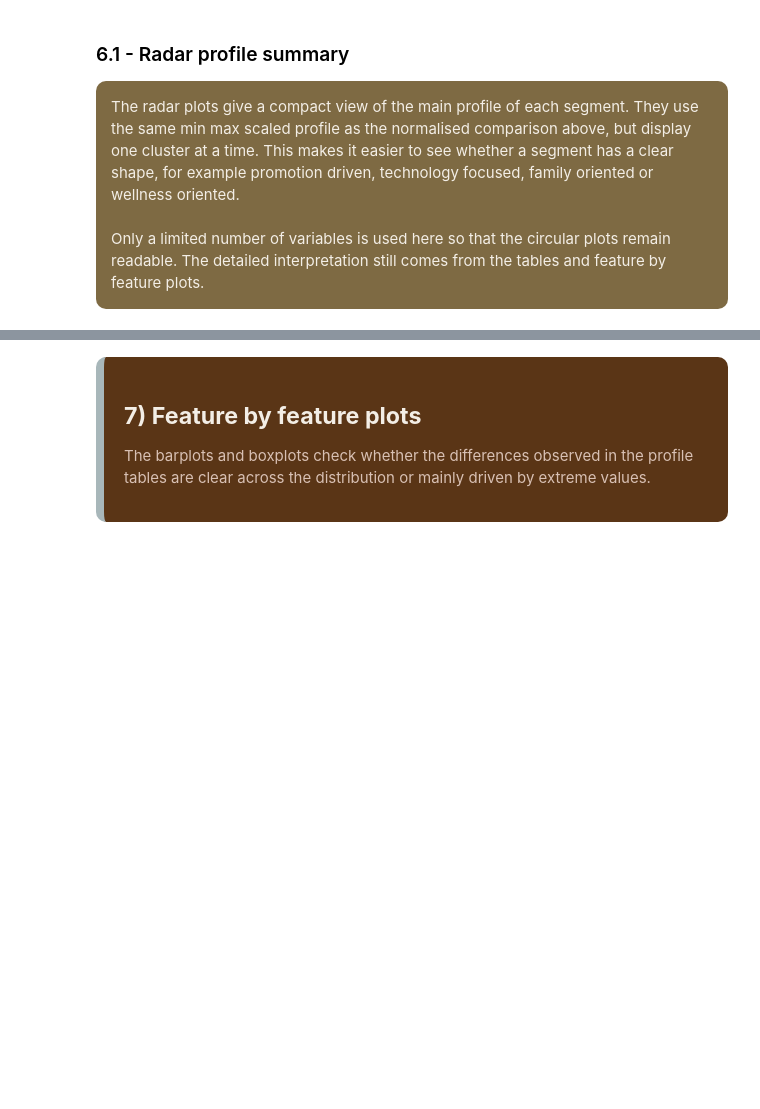
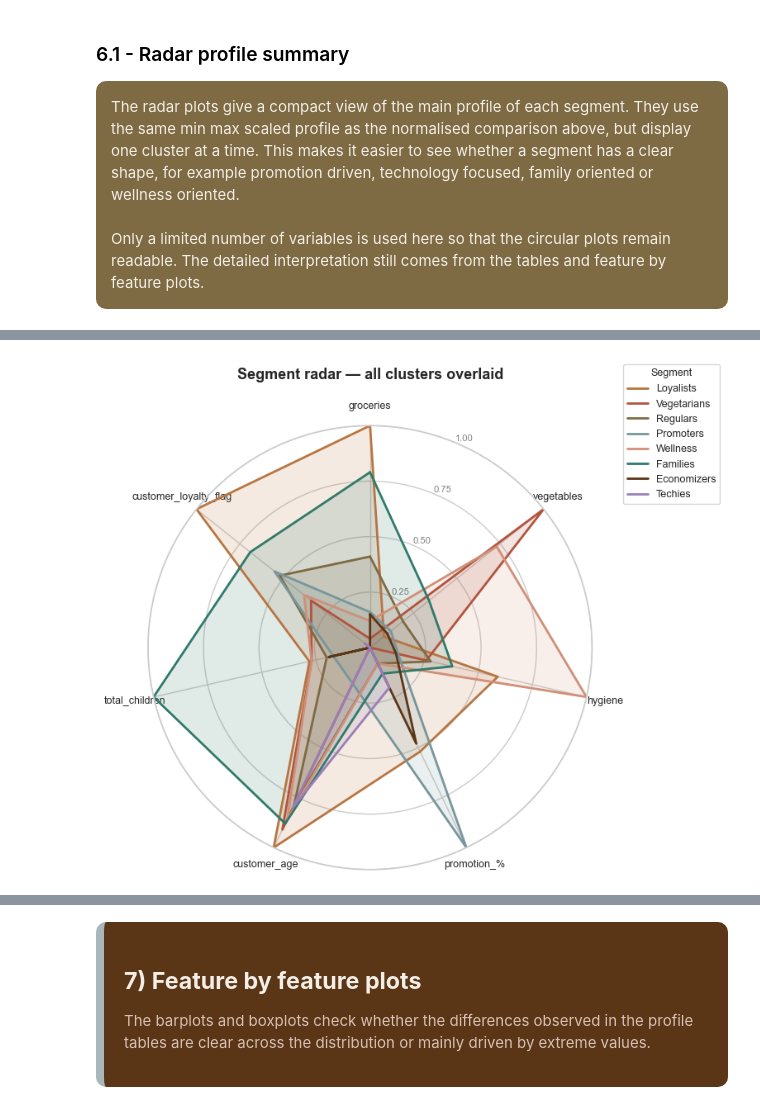
Before and after one commit to CarlotaMarto/CostumerSegP_MLII, a Jupyter notebook: clustering/04_cluster_characterization.ipynb, the cells around one changed output, grey strips where cells are left out. Cells and saved outputs as stored; diff of their text form; code cells hidden in the pictures; blank space fills up the shorter version.

```diff
--- a/clustering/04_cluster_characterization.ipynb
+++ b/clustering/04_cluster_characterization.ipynb
@@ -211,0 +224,9 @@ display(radar_profile)
+# %%
+ucc.plot_radar_combined(
+    combined_profile,
+    features=radar_features,
+    cluster_names=ucc.CLUSTER_NAMES,
+    title="Segment radar — all clusters overlaid",
+)
+# %% [output]
+[figure, added]
```
Also changed, not shown: parts of 10 cells of this notebook, 21 other files.
